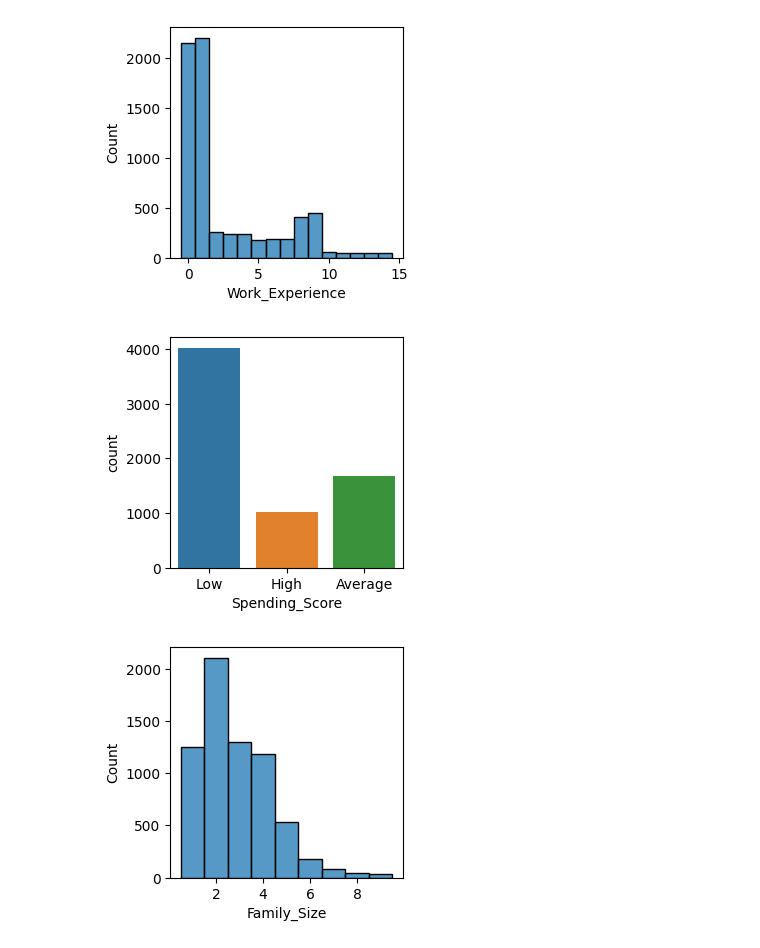
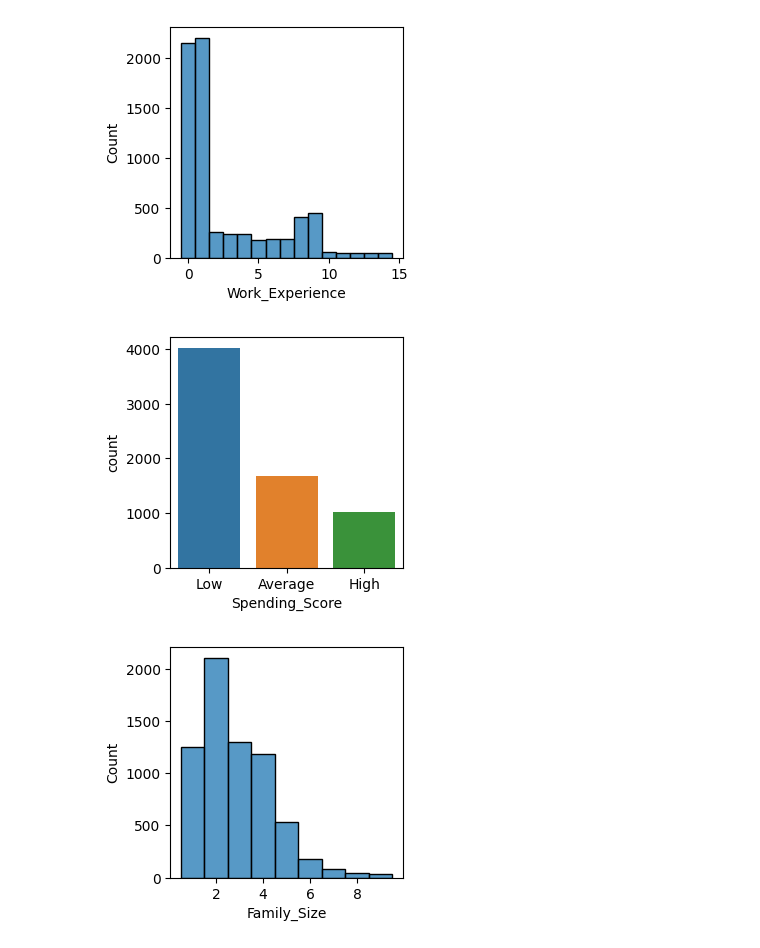
Before and after one commit to franklinzppa/customer-clusterization, a Jupyter notebook: customer-cluster.ipynb, the cells around one changed output. Drawn from its saved outputs; the diff is of its cells as text; code cells hidden in the pictures.

```diff
--- a/customer-cluster.ipynb
+++ b/customer-cluster.ipynb
@@ -166,9 +163,9 @@ sns.histplot(df_dropna, x='Work_Experience', discrete=True);
 [figure]
 # %%
 plt.figure(figsize=(3,3))
-sns.countplot(df_dropna, x='Spending_Score');
+sns.countplot(df_dropna, x='Spending_Score', order=['Low', 'Average', 'High']);
 # %% [output]
-[figure, old version]
+[figure, new version]
 # %%
 plt.figure(figsize=(3,3))
 sns.histplot(df_dropna, x='Family_Size', discrete=True);
```
Also changed, not shown: parts of 48 cells of this notebook.
